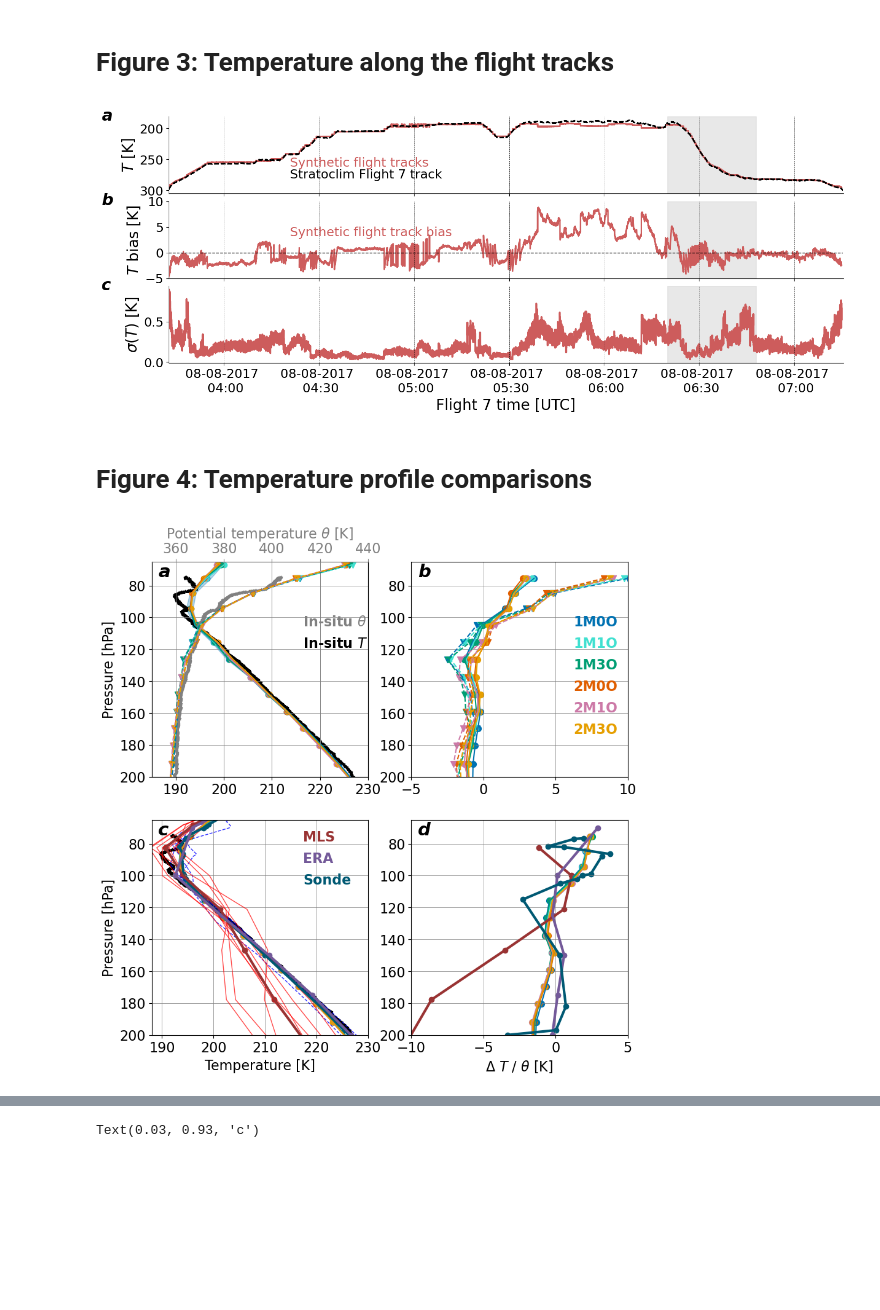
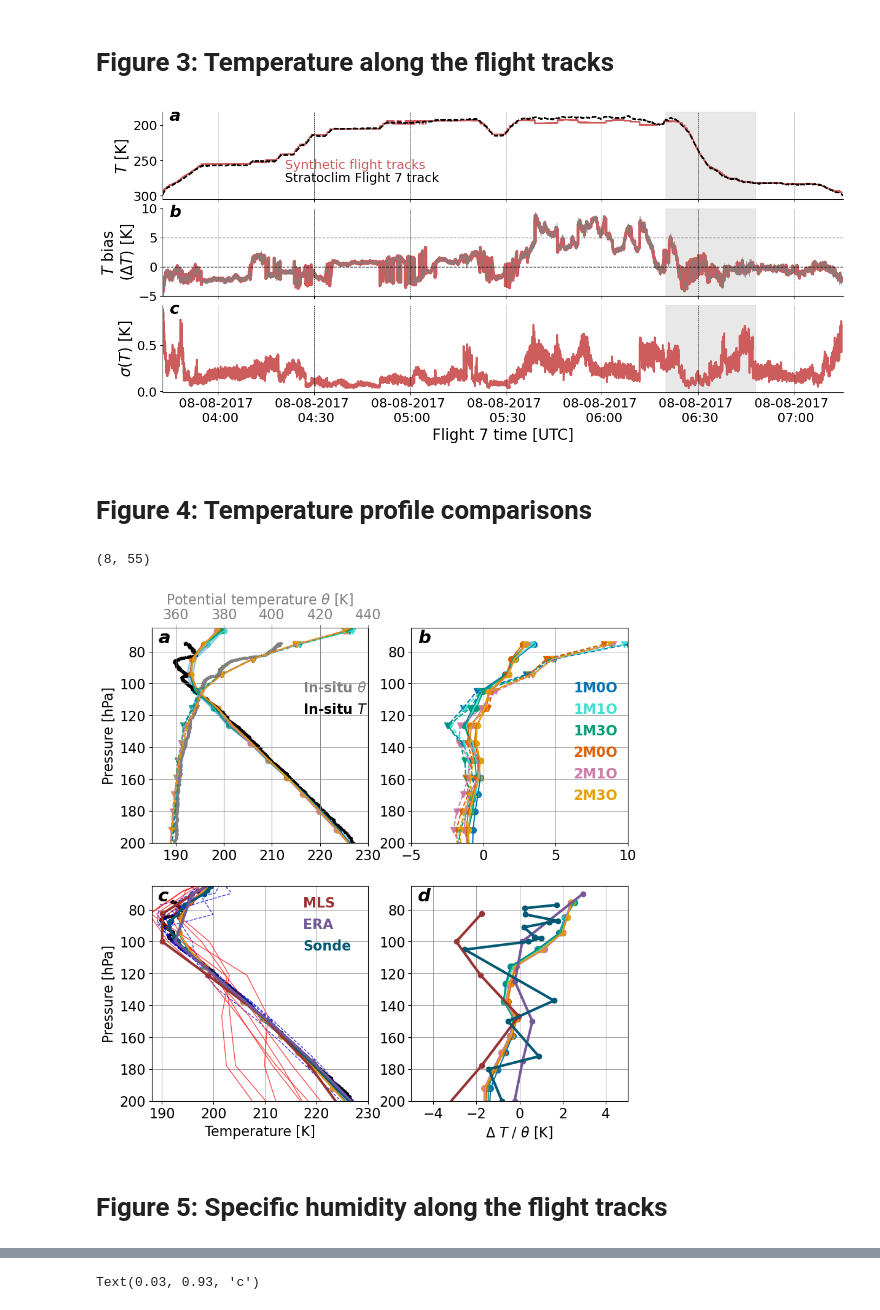
Before and after one commit to sylviasullivan/UTLS-profiles, a Jupyter notebook: Figures_article3.ipynb, the cells around one changed output, grey strips where cells are left out. Saved outputs shown, nothing was run; the diff lists cells and outputs as text; code cells hidden in the pictures; blank space fills up the shorter version.

Commit message:
Updating the dynamics figure

```diff
--- a/Figures_article3.ipynb
+++ b/Figures_article3.ipynb
@@ -208,51 +241,60 @@ daten = xr.open_dataset('/groups/sylvia/UTLS-profiles/obs/stratoclim2017.geophys
 T_Stratoclim = daten['BEST:TEMP']
 P_Stratoclim = daten['BEST:PRESS']
 t_Stratoclim = daten['time']
+# %%
+# Identify the best trajectory
+Tdiff = T - T_Stratoclim.values[:, np.newaxis]
+jmin = np.argmin( np.abs(Tdiff), axis=1 )
+most_common_jmin = np.bincount(jmin).argmax()
+best_traj = Tdiff[:, most_common_jmin]
 # %%
 fs = 17
-fig, ax = plt.subplots(nrows=3, ncols=1, figsize=(14,6))
+fig, ax = plt.subplots(nrows=3, ncols=1, figsize=(14,6.5))
 let = ['a', 'b', 'c']#, 'd', 'e']
 for a, l, i in zip(ax, let, np.arange(3)):
     a.set_xlim( [t.min(), t.max()] )
     a.axvspan( np.datetime64('2017-08-08T06:20'), np.datetime64('2017-08-08T06:48'), color='lightgray', alpha=0.5 )
     sexy_axes(a, fs=fs, r=False)
-    a.text(-0.1, 0.95, l, weight='bold', style='italic', fontsize=fs+5, transform=a.transAxes)
+    a.text(0.01, 0.9, l, weight='bold', style='italic', fontsize=fs+5, transform=a.transAxes)
     if i < 2:
         a.set_xticklabels([])
 
 Tm = np.nanmean( T, axis=1 )
 Tstd = np.nanstd( T, axis=1 )
 Pm = np.nanmean( P, axis=1 )
 
 ax[0].plot(t, Tm, color='indianred', lw=2)
 ax[0].plot(t_Stratoclim, T_Stratoclim, color='k', lw=2, ls='--')
 ax[0].set_ylabel(r'$T$ [K]', fontsize=fs+3)
 ax[0].invert_yaxis()
 ax[0].text(0.18, 0.2, 'Stratoclim Flight 7 track', fontsize=fs, transform=ax[0].transAxes)
 ax[0].text(0.18, 0.35, 'Synthetic flight tracks', fontsize=fs, color='indianred', transform=ax[0].transAxes)
 
-ax[1].plot(t, Tm - T_Stratoclim, color='indianred', linewidth=2)
+ax[1].plot(t, Tm - T_Stratoclim, color='indianred', linewidth=4)
+ax[1].plot(t, best_traj, color='gray', lw=0.5, alpha=0.75)
+ax[1].axhline( y=5, color='gray', ls='--', lw=1 )
 ax[1].axhline( y=0, color='k', ls='--', lw=1 )
-ax[1].set_ylabel(r'$T$ bias [K]', fontsize=fs+3)
-ax[1].text(0.18, 0.55, 'Synthetic flight track bias', fontsize=fs, color='indianred', transform=ax[1].transAxes)
+ax[1].set_ylabel(r'$T$ bias '
+                 '\n'
+                 '($\Delta T$) [K]', fontsize=fs+3)
 ax[1].set_ylim([-5, 10])
 
 ax[2].plot(t, Tstd, color='indianred', linewidth=2.5)
 ax[2].set_ylabel(r'$\sigma(T)$ [K]', fontsize=fs+3)
 ax[2].set_xticklabels(['08-08-2017 \n 04:00', '08-08-2017 \n 04:30','08-08-2017 \n 05:00','08-08-2017 \n 05:30',
     '08-08-2017 \n 06:00','08-08-2017 \n 06:30','08-08-2017 \n 07:00'])
 ax[2].set_xlabel('Flight 7 time [UTC]', fontsize=fs+3)
 
 for xtick in ax[2].get_xticks():
     for a in ax:
         a.axvline(x=xtick, color='k', ls='--', lw=0.5)
 
 plt.tight_layout()
 plt.subplots_adjust(hspace=0.1)
-#fig.savefig('output/syn-flight-track-temperature.pdf',bbox_inches='tight')
+fig.savefig('output/syn-flight-track-temperature.pdf',bbox_inches='tight')
 plt.show()
 # %% [output]
-[figure, old version]
+[figure, new version]
 # %% [markdown]
 # Figure 4: Temperature profile comparisons
 # %%
@@ -304,7 +345,7 @@ era5_data = xr.open_dataset( bd + '2017-08-08-ERA5-vertical-profiles.nc' )
 era5_temperature = era5_data.t.mean( dim=['latitude', 'longitude', 'valid_time'] )
 # %%
 # MLS data
-filename = 'MLS-Aura_L2GP-Temperature_v05-01-c01_2017d220.he5'
+filename = 'MLS/MLS-Aura_L2GP-Temperature_v05-01-c01_2017d220.he5'
 with h5py.File( bd + filename, 'r' ) as f:
     mls_temperature = f['HDFEOS/SWATHS/Temperature/Data Fields/Temperature'][:]  # (3495, 55)
     lat = f['HDFEOS/SWATHS/Temperature/Geolocation Fields/Latitude'][:] # (3495, )
@@ -313,6 +354,11 @@ with h5py.File( bd + filename, 'r' ) as f:
 
 # Filter for temperature and qv data where lat and lon fall within the box
 mask = ( (lon >= 80) & (lon <= 90) & (lat >= 19) & (lat <=30) )
+# If I would take mask_small, I get the 0th element when I take mask
+#mask_small = ( (lon >= 83) & (lon <= 90) & (lat >= 25) & (lat <=30) )
 mls_temperature_filtered = mls_temperature[mask, :]
+print( mls_temperature_filtered.shape )
+# %% [output]
+(8, 55)
 # %%
 # Sonde data
@@ -393,7 +439,7 @@ for i, a in enumerate(axs):
     if i %2 == 0:
         a.set_ylabel( 'Pressure [hPa]', fontsize=fs )
 ax[0,1].set_xlim([-5, 10])
-ax[1,1].set_xlim([-10, 5])
+ax[1,1].set_xlim([-5, 5])
 
 # Align grid lines on PANELS A and C
 ax[0,0].set_xlim([185, 230])
@@ -458,8 +504,9 @@ for i, sl in zip(np.arange(len(sim_list)), sim_list):
     ax[1,0].plot( tm, yval, lw=icon_lw, color=farbe[sl] )
 ax[1,0].scatter( mean_sonde_temperature, mean_sonde_pressure, color=farbe['Sonde'] )
 ax[1,0].plot( mean_sonde_temperature, mean_sonde_pressure, lw=lw, color=farbe['Sonde'] )
-ax[1,0].scatter( np.nanmedian( mls_temperature_filtered, axis=0 ), mls_pressure1, color=farbe['MLS'] )
-ax[1,0].plot( np.nanmedian( mls_temperature_filtered, axis=0 ), mls_pressure1, lw=lw, color=farbe['MLS'] )
+# Highlight only the MLS data geographically closest to the Flight 7 measurements
+ax[1,0].scatter( mls_temperature_filtered[0], mls_pressure1, color=farbe['MLS'] )
+ax[1,0].plot( mls_temperature_filtered[0], mls_pressure1, lw=lw, color=farbe['MLS'] )
 ax[1,0].scatter( era5_temperature, era5_data.pressure_level, color=farbe['ERA'] )
 ax[1,0].plot( era5_temperature, era5_data.pressure_level, lw=lw, color=farbe['ERA'] )
 ax[1,0].set_xlim( [188, 230] )
@@ -472,16 +519,18 @@ for i, sl in zip(np.arange(len(sim_list)), sim_list):
     tm = sim_ds.sel(simulation=sl)['mean_T']
     ax[1,1].scatter( tm-temp_SC_stats[l], yval, s=icon_sz, alpha=icon_alfa, color=farbe[sl] )
     ax[1,1].plot( tm-temp_SC_stats[l], yval, lw=icon_lw, color=farbe[sl] )
-# For the MLS traces below, it is important to use median not mean. Not clear to me why the third MLS profile is so off.
-ax[1,1].scatter( np.nanmedian(mls_temperature_filtered, axis=0)-temp_SC_mls[0], mls_pressure1, color=farbe['MLS'] )
-ax[1,1].plot( np.nanmedian(mls_temperature_filtered, axis=0)-temp_SC_mls[0], mls_pressure1, lw=lw, color=farbe['MLS'] )
+# Take the differences to MLS data only using the obs closest to the Flight 7 measurements
+ax[1,1].scatter( mls_temperature_filtered[0]-temp_SC_mls[0], mls_pressure1, color=farbe['MLS'] )
+ax[1,1].plot( mls_temperature_filtered[0]-temp_SC_mls[0], mls_pressure1, lw=lw, color=farbe['MLS'] )
 ax[1,1].scatter( era5_temperature-temp_SC_era[0], era5_data.pressure_level, color=farbe['ERA'] )
 ax[1,1].plot( era5_temperature-temp_SC_era[0], era5_data.pressure_level, lw=lw, color=farbe['ERA'] )
 ax[1,1].scatter( mean_sonde_temperature-temp_SC_sonde[0], mean_sonde_pressure, color=farbe['Sonde'] )
 ax[1,1].plot( mean_sonde_temperature-temp_SC_sonde[0], mean_sonde_pressure, lw=lw, color=farbe['Sonde'] )
 ax[1,1].set_xlabel(r'$\Delta$ $T$ / $\theta$ [K]', fontsize=fs)
 
-fig.savefig( 'output/temperature-profile-comparison' + tag + '.pdf', bbox_inches='tight' )
+#fig.savefig( 'output/temperature-profile-comparison' + tag + '.pdf', bbox_inches='tight' )
 plt.show()
 # %% [output]
-[figure, old version]
+[figure, new version]
+# %% [markdown]
+# Figure 5: Specific humidity along the flight tracks
```
Also changed, not shown: parts of 61 cells of this notebook, 2 other files.
